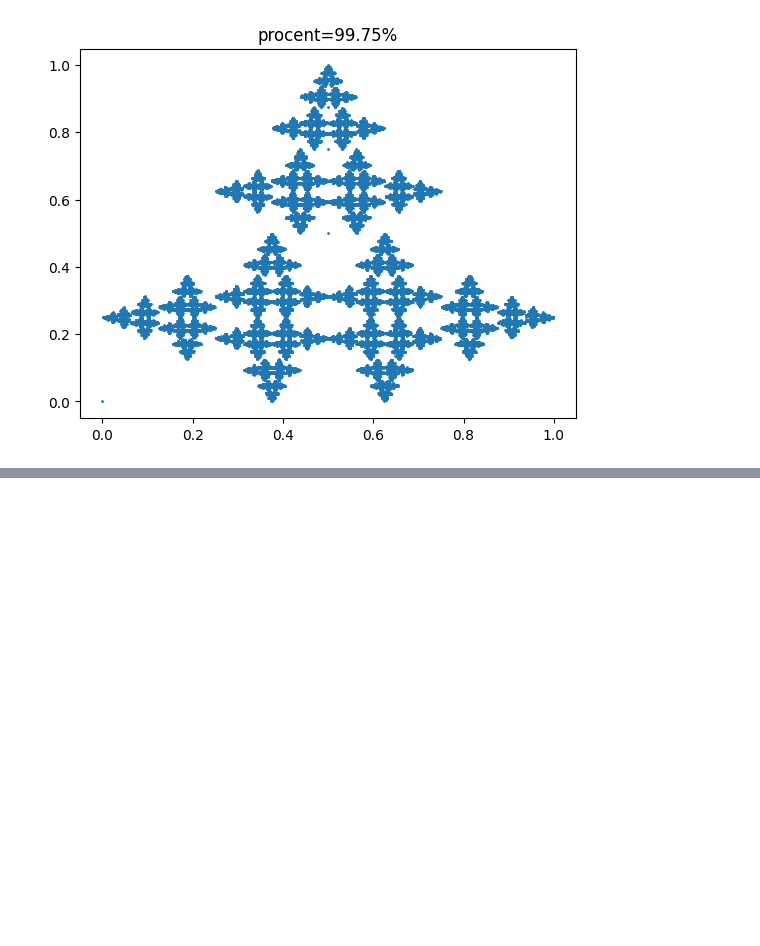
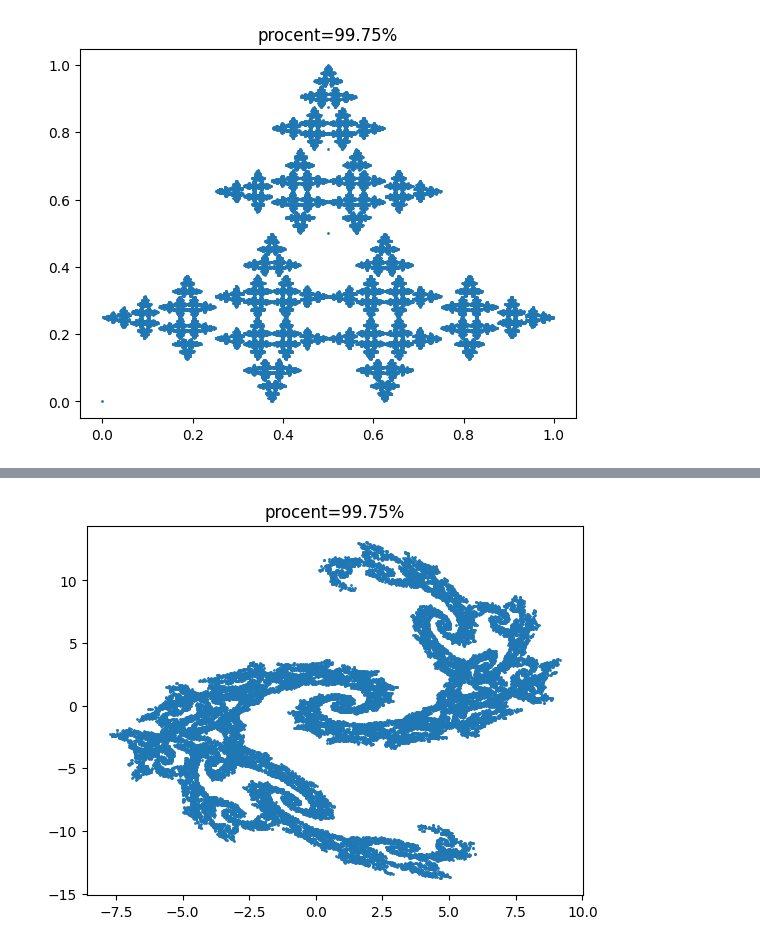
Before and after one commit to KlymentievMaksym/CompGraph, a Jupyter notebook: Lab4.ipynb, the cells around one changed output, grey strips where cells are left out. Saved outputs shown, nothing was run; the diff lists cells and outputs as text; code cells hidden in the pictures; blank space fills up the shorter version.

```diff
--- a/Lab4.ipynb
+++ b/Lab4.ipynb
@@ -342,0 +356,12 @@ ifs_tree = Fractal([
+# %%
+ifs_dragon_reverse = Fractal([
+    redo_row("-0,824074 -0,088272"),
+    redo_row("-0,281428 -0,520988"),
+    redo_row("0,212346 0,463889"),
+    redo_row("-0,864198 0,377778"),
+    redo_row("1,882290 -0,785360"),
+    redo_row("0,110607 -8,095795"),
+    redo_row("0,8 0,2")
+], 3, 10**4*4, multiplayer=100, name='dragon_reverse')
+# %% [output]
+[figure, added]
```
Also changed, not shown: parts of 25 cells of this notebook, 15 other files.
